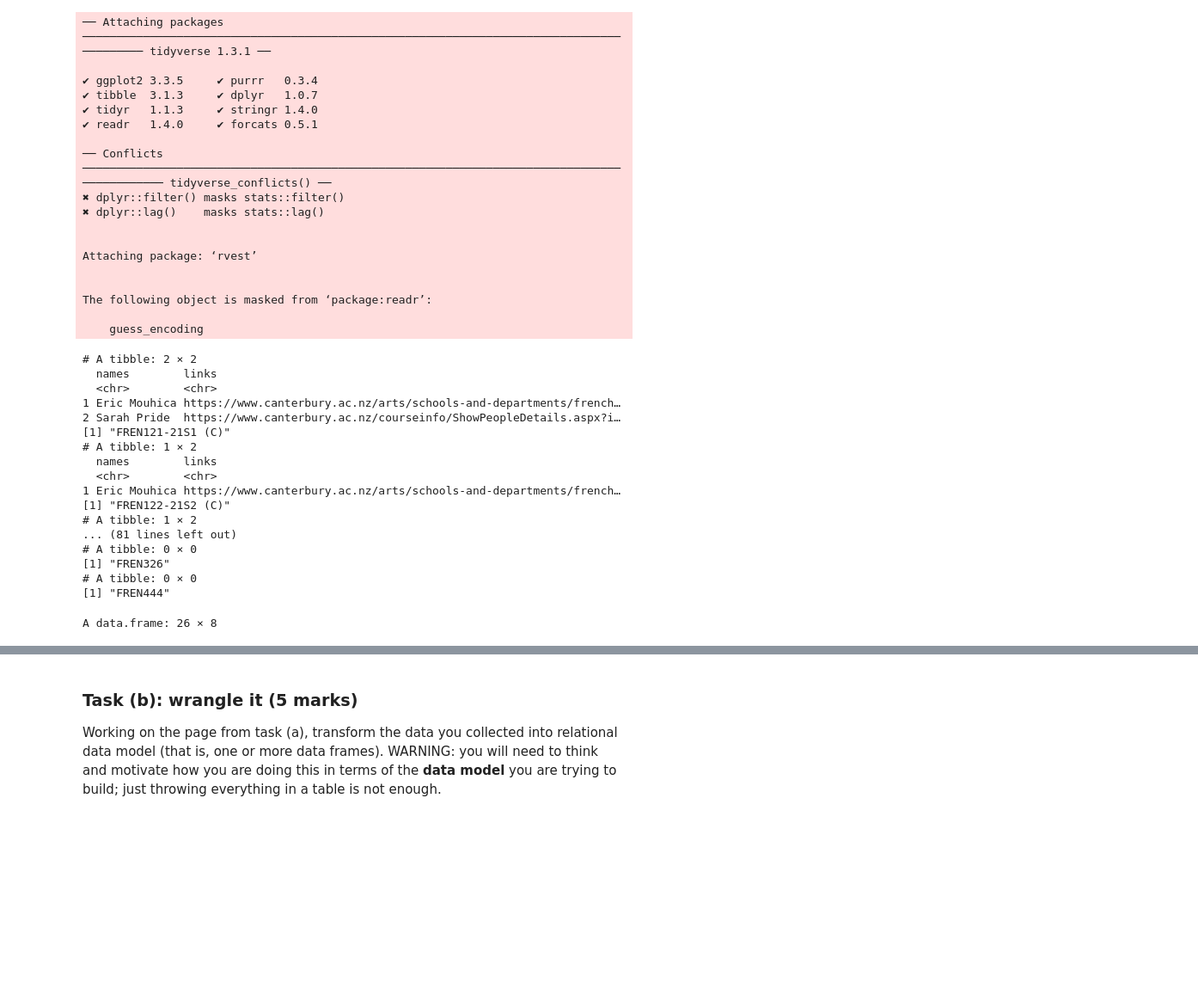
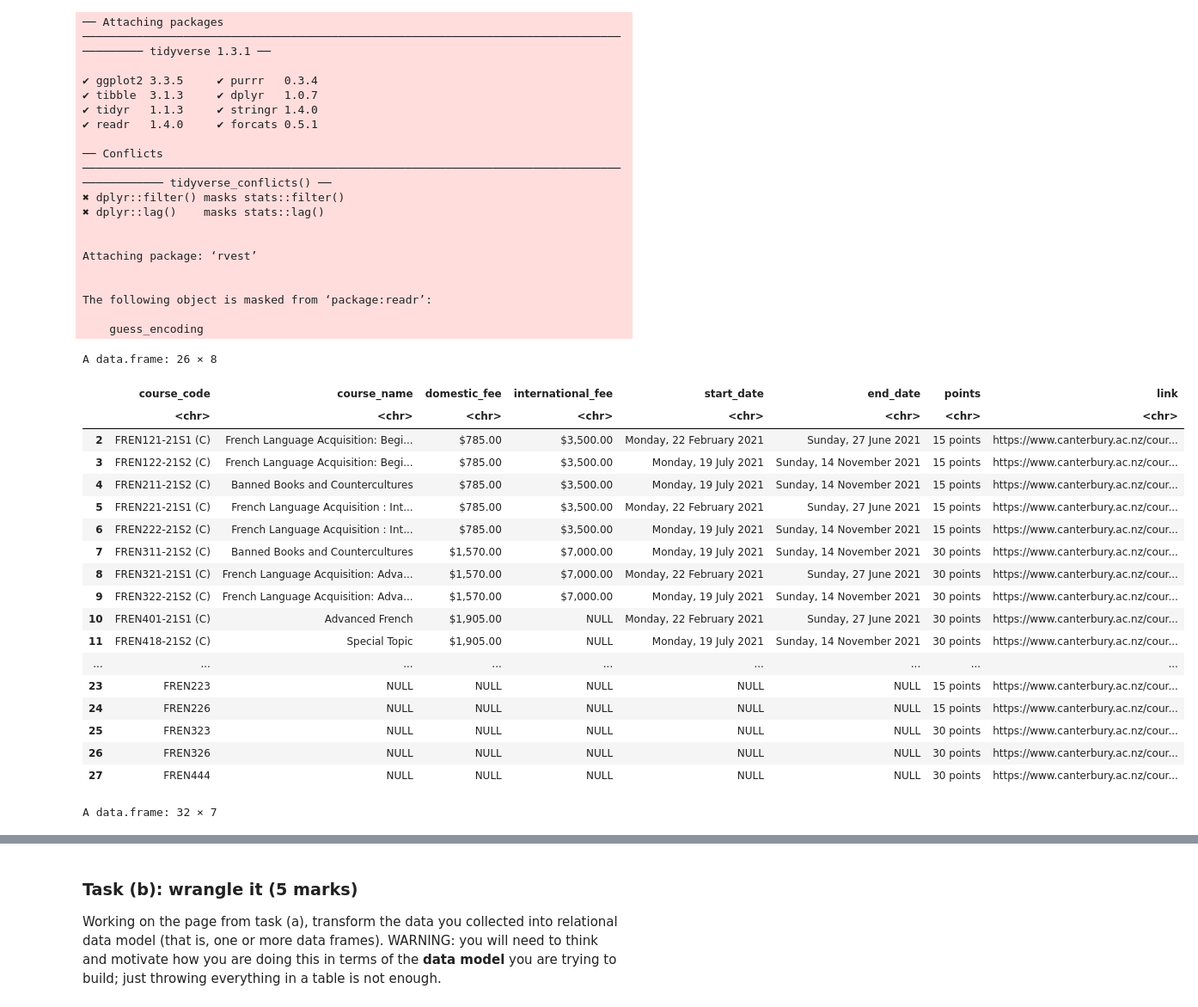
Before and after one commit to damiansastre/data201, a Jupyter notebook: DATA201_Assignment2.ipynb, the cells around one changed output, grey strips where cells are left out. Shown at 86% size. Cells and saved outputs as stored; diff of their text form; code cells hidden in the pictures; blank space fills up the shorter version.

Commit message:
adding new subject and lecturer data

```diff
--- a/DATA201_Assignment2.ipynb
+++ b/DATA201_Assignment2.ipynb
@@ -52,7 +52,6 @@ The following object is masked from ‘package:readr’:
 
     guess_encoding
 # %%
-#url_adreess_math001 <- "https://www.canterbury.ac.nz/courseinfo/GetCourseDetails.aspx?course=MATH101&occurrence=22S1(C)&year=2022"
 
 #use readed course url to get all details we want
 get_text <- function(url_readed,selector){
@@ -64,7 +63,6 @@ get_text <- function(url_readed,selector){
 
 get_detail <- function(web_url){
     url_readed <- web_url %>% read_html()
-
     node_selector <- "#ctl00_ContentPlaceHolder1_CourseCodeLabel"
     course_code <- get_text(url_readed, node_selector)
     if (identical(course_code, character(0))){
@@ -106,7 +104,7 @@ get_detail <- function(web_url){
     if (identical(Points, character(0))){
         Points = 'NULL'
     }
-    lecturers <- get_lecturers(url_readed)
+    lecturers <- get_lecturers(url_readed, course_code)
     return(list(course_code, course_name, Domestic_fee, International_fee, Start_date, End_date, Points, lecturers))
 }
 # %%
@@ -138,8 +148,17 @@ get_lecturers <- function(url_readed) {
 # %%
 get_lecturer <- function(url){
     header <- 'div.staff-profile-header'
-    page <- read_html(url)
-    header_object <- page %>% html_node(header)
+    tryCatch( {
+    #open connection to url
+        page <- url %>% read_html()
+        header_object <- page %>% html_node(header)
+
+    }, error = function(e){
+        page <- NA
+        header_object <- NA
+    }
+    )
+
     if (is.na(header_object)) {
         data =  c(NA, NA, NA, NA);
     }else{
@@ -153,53 +172,55 @@ get_lecturer <- function(url){
 }
 # %%
 url_adreess_French <- "https://www.canterbury.ac.nz/courseinfo/GetCourses.aspx?subjectnames=French&viewby=subject&year2021"
-# library(skimr)
-# table_a_tage_without_na %>% skim()
-# table_a_tage_without_na %>% mutate(new_col = get_detail(href))  why this can not work??????????
 
 one_subject_all_courses_detetal <- function(subject_url){
     read_url_subjects <- subject_url %>% read_html()
     all_links <- read_url_subjects %>% html_element("#GetCourses") %>% html_elements('a')
     new_table <- data.frame("course_code"=0, "course_name"=0,
-                            "Domestic_fee"=0, "International_fee"=0,
-                            "Start_date"=0, "End_date"=0,
-                            "Points"=0, 'Webpage=0')
+                            "domestic_fee"=0, "international_fee"=0,
+                            "start_date"=0, "end_date"=0,
+                            "points"=0, 'link'=0)
     if (length(all_links) == 0 ){
         return(new_table)
     }else{
         table_a_tage <- bind_rows(lapply(html_attrs(all_links),
                                   function(x) data.frame(as.list(x), stringsAsFactors=FALSE)))
     }
     prefix <- "https://www.canterbury.ac.nz/courseinfo/"
     table_a_tage_without_na <- table_a_tage[3] %>% filter(href!="NA") %>% mutate(href = str_c(prefix, href))
     max_row <- nrow(table_a_tage_without_na)
-
+    lecturer_list = c()
     for (i in 1:max_row){
          a <- table_a_tage_without_na[i,]
          b <- a %>% get_detail()
+         lecturer_list <- c(lecturer_list, b[8])
          new_table[nrow(new_table) + 1,] = c(b[1], b[2], b[3], b[4], b[5], b[6], b[7], a)
 
     }
     delet_first_row <- new_table[-1,]
-    return(delet_first_row)
+    lecturer_list <- lecturer_list %>% bind_rows() %>% as.data.frame()
+    return(list(delet_first_row, lecturer_list))
 }
+
 one_subject_all_courses_detetal(url_adreess_French)
 # %% [output]
-# A tibble: 2 × 2
-  names        links
-  <chr>        <chr>
-1 Eric Mouhica https://www.canterbury.ac.nz/arts/schools-and-departments/french…
-2 Sarah Pride  https://www.canterbury.ac.nz/courseinfo/ShowPeopleDetails.aspx?i…
-[1] "FREN121-21S1 (C)"
-# A tibble: 1 × 2
-  names        links
-  <chr>        <chr>
-1 Eric Mouhica https://www.canterbury.ac.nz/arts/schools-and-departments/french…
-[1] "FREN122-21S2 (C)"
-# A tibble: 1 × 2
-... (81 lines left out)
-# A tibble: 0 × 0
-[1] "FREN326"
-# A tibble: 0 × 0
-[1] "FREN444"
+A data.frame: 26 × 8
+|  | course_code | course_name | domestic_fee | international_fee | start_date | end_date | points | link |
+|  | <chr> | <chr> | <chr> | <chr> | <chr> | <chr> | <chr> | <chr> |
+| 2 | FREN121-21S1 (C) | French Language Acquisition: Begi... | $785.00 | $3,500.00 | Monday, 22 February 2021 | Sunday, 27 June 2021 | 15 points | https://www.canterbury.ac.nz/cour... |
+| 3 | FREN122-21S2 (C) | French Language Acquisition: Begi... | $785.00 | $3,500.00 | Monday, 19 July 2021 | Sunday, 14 November 2021 | 15 points | https://www.canterbury.ac.nz/cour... |
+| 4 | FREN211-21S2 (C) | Banned Books and Countercultures | $785.00 | $3,500.00 | Monday, 19 July 2021 | Sunday, 14 November 2021 | 15 points | https://www.canterbury.ac.nz/cour... |
+| 5 | FREN221-21S1 (C) | French Language Acquisition : Int... | $785.00 | $3,500.00 | Monday, 22 February 2021 | Sunday, 27 June 2021 | 15 points | https://www.canterbury.ac.nz/cour... |
+| 6 | FREN222-21S2 (C) | French Language Acquisition : Int... | $785.00 | $3,500.00 | Monday, 19 July 2021 | Sunday, 14 November 2021 | 15 points | https://www.canterbury.ac.nz/cour... |
+| 7 | FREN311-21S2 (C) | Banned Books and Countercultures | $1,570.00 | $7,000.00 | Monday, 19 July 2021 | Sunday, 14 November 2021 | 30 points | https://www.canterbury.ac.nz/cour... |
+| 8 | FREN321-21S1 (C) | French Language Acquisition: Adva... | $1,570.00 | $7,000.00 | Monday, 22 February 2021 | Sunday, 27 June 2021 | 30 points | https://www.canterbury.ac.nz/cour... |
+| 9 | FREN322-21S2 (C) | French Language Acquisition: Adva... | $1,570.00 | $7,000.00 | Monday, 19 July 2021 | Sunday, 14 November 2021 | 30 points | https://www.canterbury.ac.nz/cour... |
+| 10 | FREN401-21S1 (C) | Advanced French | $1,905.00 | NULL | Monday, 22 February 2021 | Sunday, 27 June 2021 | 30 points | https://www.canterbury.ac.nz/cour... |
+| 11 | FREN418-21S2 (C) | Special Topic | $1,905.00 | NULL | Monday, 19 July 2021 | Sunday, 14 November 2021 | 30 points | https://www.canterbury.ac.nz/cour... |
+| ... | ... | ... | ... | ... | ... | ... | ... | ... |
+| 23 | FREN223 | NULL | NULL | NULL | NULL | NULL | 15 points | https://www.canterbury.ac.nz/cour... |
+| 24 | FREN226 | NULL | NULL | NULL | NULL | NULL | 15 points | https://www.canterbury.ac.nz/cour... |
+| 25 | FREN323 | NULL | NULL | NULL | NULL | NULL | 30 points | https://www.canterbury.ac.nz/cour... |
+| 26 | FREN326 | NULL | NULL | NULL | NULL | NULL | 30 points | https://www.canterbury.ac.nz/cour... |
+| 27 | FREN444 | NULL | NULL | NULL | NULL | NULL | 30 points | https://www.canterbury.ac.nz/cour... |
-A data.frame: 26 × 8
+A data.frame: 32 × 7
```
Also changed, not shown: parts of 3 cells of this notebook.
